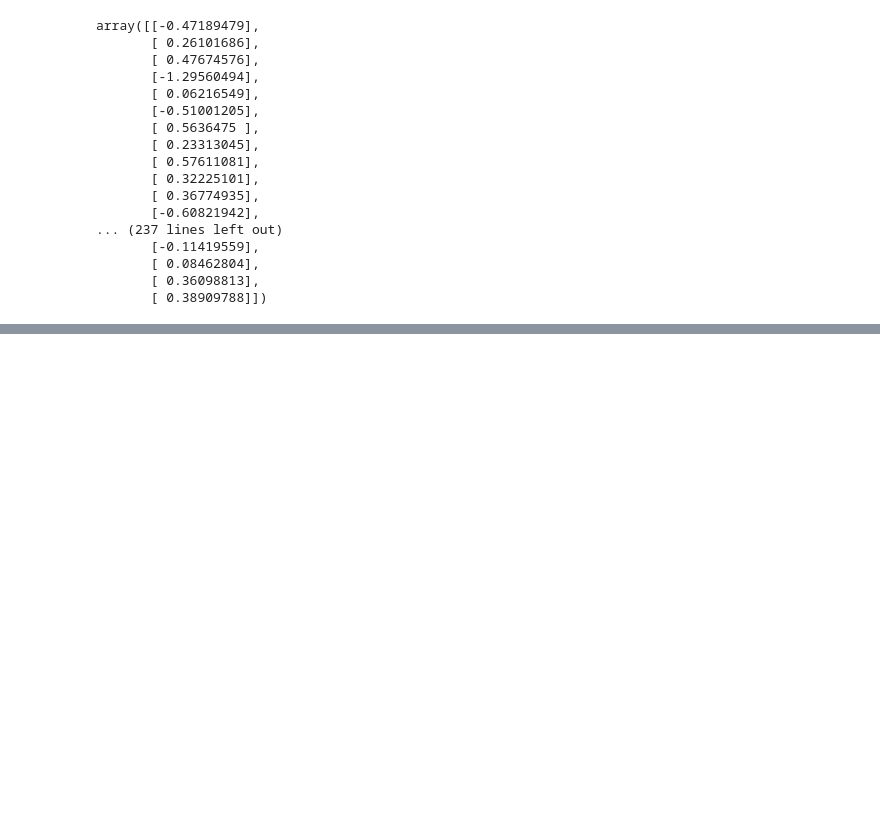
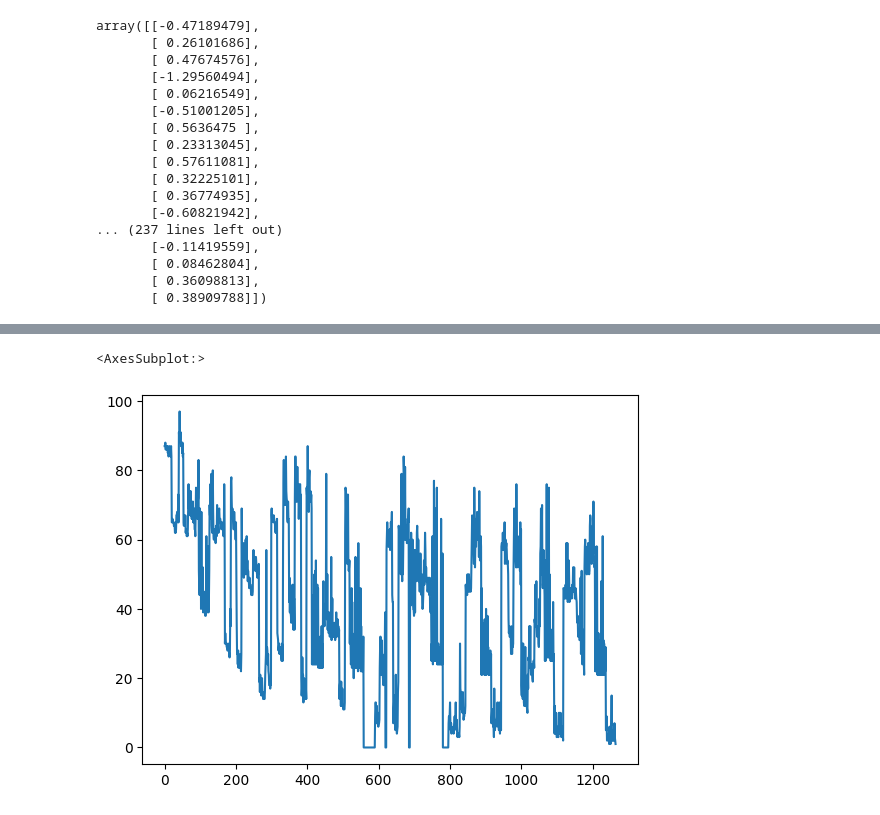
Before and after one commit to palswayam5/Recommender-System, a Jupyter notebook: main.ipynb, the cells around one changed output, grey strips where cells are left out. Saved outputs shown, nothing was run; the diff lists cells and outputs as text; code cells hidden in the pictures; blank space fills up the shorter version.

```diff
--- a/main.ipynb
+++ b/main.ipynb
@@ -235,0 +250,5 @@ array([[-0.47189479],
+# %%
+df['popularity'].plot()
+# %% [output]
+<AxesSubplot:>
+[figure, added]
```
Also changed, not shown: parts of 2 cells of this notebook.
